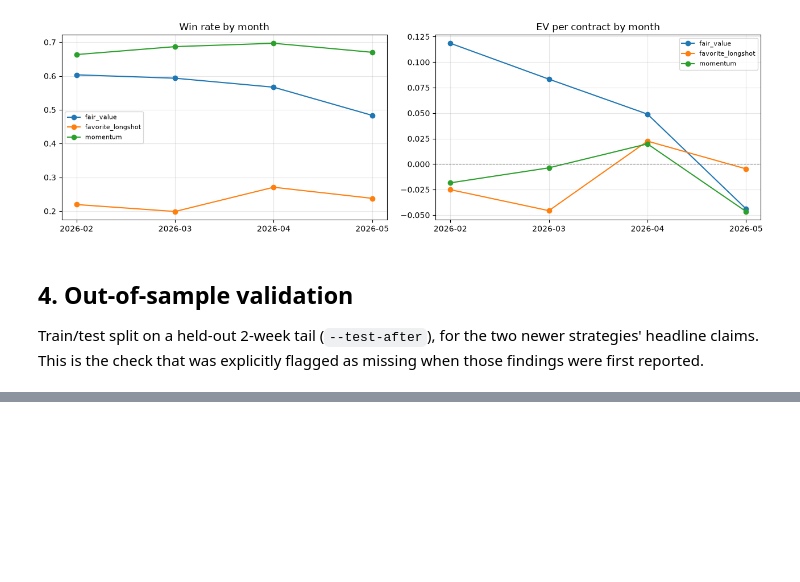
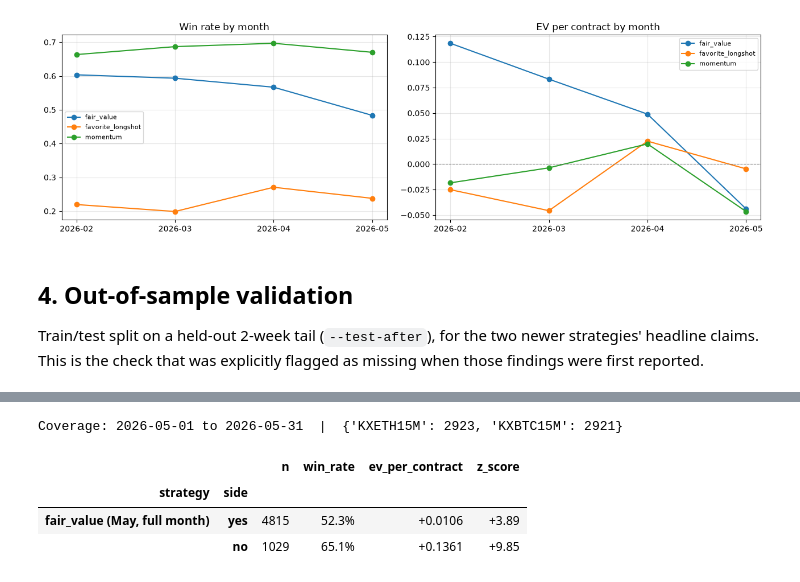
Before and after one commit to simonziervogel/trading-bot, a Jupyter notebook: analysis.ipynb, the cells around one changed output, grey strips where cells are left out. Cells and saved outputs as stored; diff of their text form; code cells hidden in the pictures; blank space fills up the shorter version.

```diff
--- a/analysis.ipynb
+++ b/analysis.ipynb
@@ -193,0 +236,18 @@ Fair Value - side=no (the standout z=4.88 finding), train vs test:
+# %%
+may_df = pd.read_csv("results/backtest_fair_value_may_full.csv")
+may_df["side_won"] = may_df["side_won"].astype(bool)
+may_obs = may_df.to_dict("records")
+
+print(f"Coverage: {may_df['market_close_date'].min()} to {may_df['market_close_date'].max()}"
+      f"  |  {may_df['series'].value_counts().to_dict()}")
+
+may_summary = pd.DataFrame(
+    _side_breakdown("fair_value (May, full month)", may_obs, side_wr, side_ev, side_z)
+).set_index(["strategy", "side"])
+may_summary.style.format({"win_rate": "{:.1%}", "ev_per_contract": "{:+.4f}", "z_score": "{:+.2f}"})
+# %% [output]
+Coverage: 2026-05-01 to 2026-05-31  |  {'KXETH15M': 2923, 'KXBTC15M': 2921}
+|  |  | n | win_rate | ev_per_contract | z_score |
+| strategy | side |  |  |  |  |
+| fair_value (May, full month) | yes | 4815 | 52.3% | +0.0106 | +3.89 |
+|  | no | 1029 | 65.1% | +0.1361 | +9.85 |
```
Also changed, not shown: parts of 7 cells of this notebook, 13 other files.
